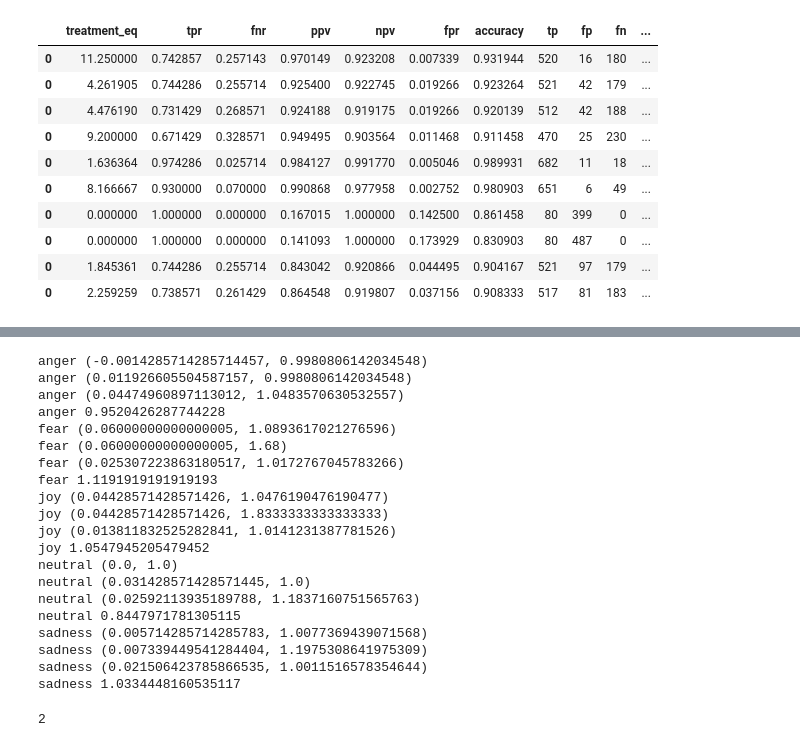
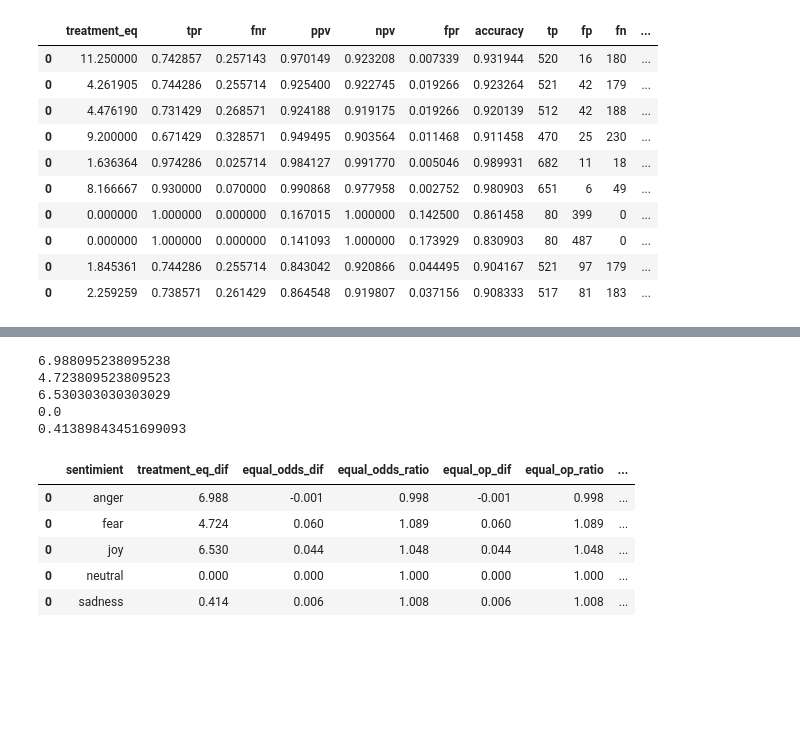
Before and after one commit to pysentimiento/pysentimiento, a Jupyter notebook: notebooks/fairness/fairness_analysis.ipynb, the cells around one changed output, grey strips where cells are left out. Cells and saved outputs as stored; diff of their text form; code cells hidden in the pictures; blank space fills up the shorter version.

```diff
--- a/notebooks/fairness/fairness_analysis.ipynb
+++ b/notebooks/fairness/fairness_analysis.ipynb
@@ -57,7 +90,5 @@ def calculo_metricas_fairness(tp, fp, fn, tn, return_as_list = True):
 # %%
-
-
-df = pd.read_csv('/home/okus/pysentimiento/notebooks/fairness/pysentimiento_equity_evaluation_predict.csv')
+df = pd.read_csv('~/pysentimiento/notebooks/fairness/pysentimiento_equity_evaluation_predict.csv')
 df.head()
 # %% [output]
 |  | sentence | template | person | gender | race | emotion | emotion word | pred | ekman_pred |
@@ -292,0 +311,7 @@ def calculo_disparate_impact(tp1,fp1,tn1,fn1, tp2,fp2,tn2,fn2):
+# %%
+def calculo_treatment_eq_dif(treatment_eq1, treatment_eq2):
+    treatment_eq_dif = treatment_eq1 - treatment_eq2
+    #treatment_eq_ratio = treatment_eq1 / treatment_eq2
+    return np.abs(treatment_eq_dif)#, treatment_eq_ratio
+
+calculo_treatment_eq_dif(df_aux.treatment_eq.values[0],df_aux.treatment_eq.values[1])
@@ -293,33 +334,36 @@ def calculo_disparate_impact(tp1,fp1,tn1,fn1, tp2,fp2,tn2,fn2):
 # %%
+df_concat = pd.DataFrame()
+
 for sel_sentimient in df.sentimient.unique():
     df_aux = df[df.sentimient == sel_sentimient]
-    print(sel_sentimient, calculo_eq_opp(df_aux.tpr.values[0],df_aux.tpr.values[1]))
-    print(sel_sentimient, calculo_eq_odds(df_aux.tpr.values[0],df_aux.tpr.values[1],df_aux.fpr.values[0],df_aux.fpr.values[1],))
-    print(sel_sentimient, calculo_conditional_use_accuracy_equity(df_aux.ppv.values[0],df_aux.ppv.values[1],df_aux.npv.values[0],df_aux.npv.values[1],))
-    print(sel_sentimient, calculo_disparate_impact(df_aux.tp.values[0],df_aux.fp.values[0],df_aux.tn.values[0],df_aux.fn.values[0],
-                                                   df_aux.tp.values[1],df_aux.fp.values[1],df_aux.tn.values[1],df_aux.fn.values[1],))
+
+    df_aux_metrics = pd.DataFrame()
+
+    print(calculo_treatment_eq_dif(df_aux.treatment_eq.values[0],df_aux.treatment_eq.values[1]))
+
+    #df_aux_metrics[['treatment_eq_dif', 'treatment_eq_ratio']] =[calculo_treatment_eq(df_aux.treatment_eq.values[0],df_aux.treatment_eq.values[1])]
+    df_aux_metrics[['equal_odds_dif', 'equal_odds_ratio']] =[calculo_eq_opp(df_aux.tpr.values[0],df_aux.tpr.values[1])]
+    df_aux_metrics[['equal_op_dif', 'equal_op_ratio']] =[calculo_eq_opp(df_aux.tpr.values[0],df_aux.tpr.values[1])]
+    df_aux_metrics[['cond_acc_dif', 'cond_acc_ratio']] =[calculo_conditional_use_accuracy_equity(df_aux.ppv.values[0],df_aux.ppv.values[1],df_aux.npv.values[0],df_aux.npv.values[1],)]
+    df_aux_metrics['disp_impact'] = calculo_disparate_impact(df_aux.tp.values[0],df_aux.fp.values[0],df_aux.tn.values[0],df_aux.fn.values[0],df_aux.tp.values[1],df_aux.fp.values[1],df_aux.tn.values[1],df_aux.fn.values[1])
+    df_aux_metrics['sentimient'] = sel_sentimient
+    df_aux_metrics['treatment_eq_dif'] = calculo_treatment_eq_dif(df_aux.treatment_eq.values[0],df_aux.treatment_eq.values[1])
+
+    df_concat = pd.concat([df_concat, df_aux_metrics])
+
+
+df_fairness_metrics = df_concat[['sentimient','treatment_eq_dif',  'equal_odds_dif','equal_odds_ratio', 'equal_op_dif', 'equal_op_ratio', 'cond_acc_dif',  'cond_acc_ratio', 'disp_impact']].round(3)
+df_fairness_metrics.to_csv('race_metrics_fairness.csv')
+df_fairness_metrics
 # %% [output]
-anger (-0.0014285714285714457, 0.9980806142034548)
-anger (0.011926605504587157, 0.9980806142034548)
-anger (0.04474960897113012, 1.0483570630532557)
-anger 0.9520426287744228
-fear (0.06000000000000005, 1.0893617021276596)
-fear (0.06000000000000005, 1.68)
-fear (0.025307223863180517, 1.0172767045783266)
-fear 1.1191919191919193
-joy (0.04428571428571426, 1.0476190476190477)
-joy (0.04428571428571426, 1.8333333333333333)
-joy (0.013811832525282841, 1.0141231387781526)
-joy 1.0547945205479452
-neutral (0.0, 1.0)
-neutral (0.031428571428571445, 1.0)
-neutral (0.02592113935189788, 1.1837160751565763)
-neutral 0.8447971781305115
-sadness (0.005714285714285783, 1.0077369439071568)
-sadness (0.007339449541284404, 1.1975308641975309)
-sadness (0.021506423785866535, 1.0011516578354644)
-sadness 1.0334448160535117
+6.988095238095238
+4.723809523809523
+6.530303030303029
+0.0
+0.41389843451699093
+|  | sentimient | treatment_eq_dif | equal_odds_dif | equal_odds_ratio | equal_op_dif | equal_op_ratio | ... |
+| 0 | anger | 6.988 | -0.001 | 0.998 | -0.001 | 0.998 | ... |
+| 0 | fear | 4.724 | 0.060 | 1.089 | 0.060 | 1.089 | ... |
+| 0 | joy | 6.530 | 0.044 | 1.048 | 0.044 | 1.048 | ... |
+| 0 | neutral | 0.000 | 0.000 | 1.000 | 0.000 | 1.000 | ... |
+| 0 | sadness | 0.414 | 0.006 | 1.008 | 0.006 | 1.008 | ... |
-# %%
-np.max([1,2])
-# %% [output]
-2
```
Also changed, not shown: parts of 9 cells of this notebook.
